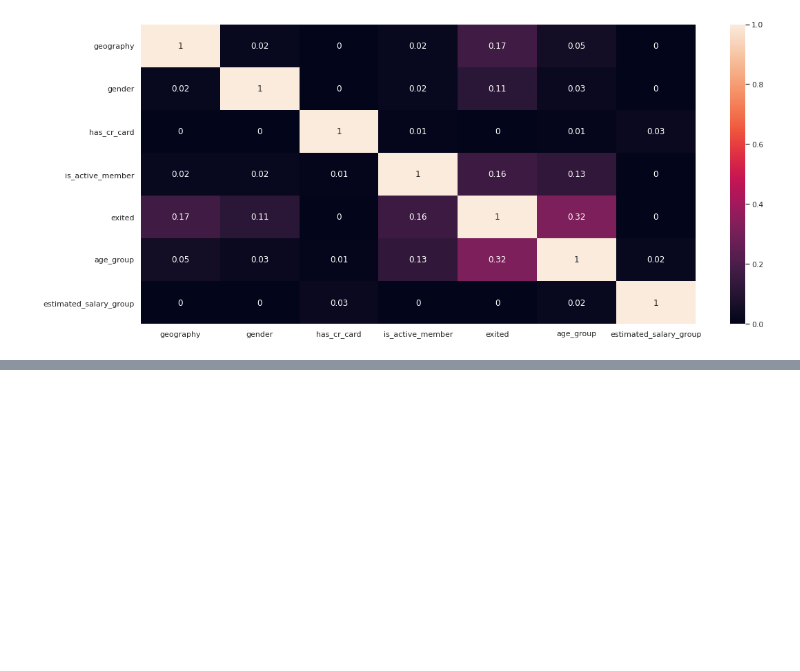
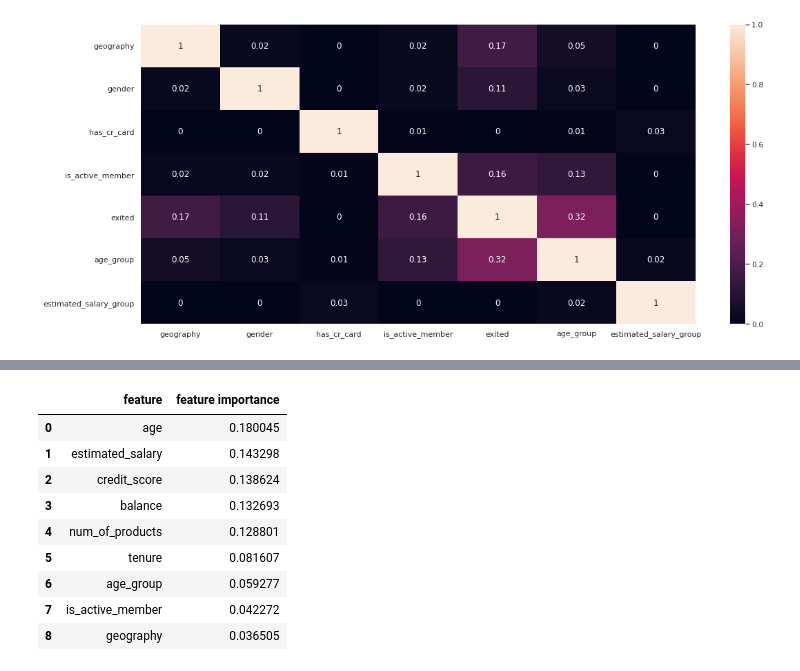
Before and after one commit to diandramelo/Churn_Prediction, a Jupyter notebook: v01-churn_prediction.ipynb, the cells around one changed output, grey strips where cells are left out. Cells and saved outputs as stored; diff of their text form; code cells hidden in the pictures; blank space fills up the shorter version.

```diff
--- a/v01-churn_prediction.ipynb
+++ b/v01-churn_prediction.ipynb
@@ -602,0 +695,14 @@ sns.heatmap(d, annot = True);
+# %%
+feat_imp_select = feat_imp.iloc[:9]
+feat_imp_select
+# %% [output]
+|  | feature | feature importance |
+| 0 | age | 0.180045 |
+| 1 | estimated_salary | 0.143298 |
+| 2 | credit_score | 0.138624 |
+| 3 | balance | 0.132693 |
+| 4 | num_of_products | 0.128801 |
+| 5 | tenure | 0.081607 |
+| 6 | age_group | 0.059277 |
+| 7 | is_active_member | 0.042272 |
+| 8 | geography | 0.036505 |
```
Also changed, not shown: parts of 32 cells of this notebook.
